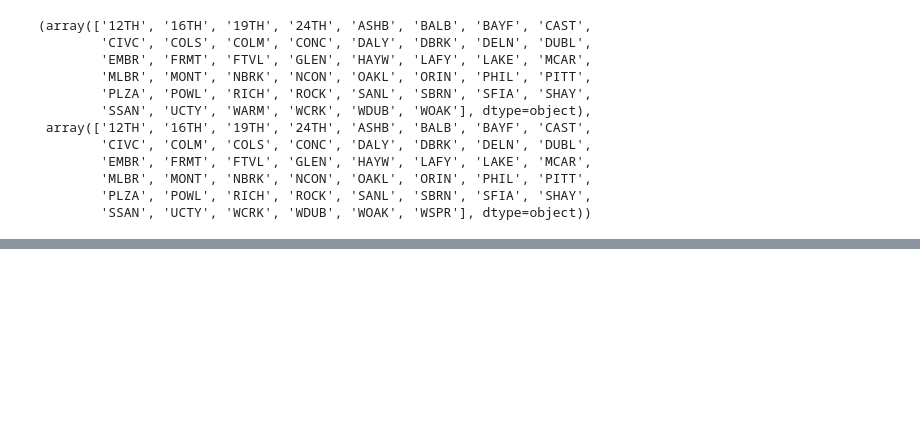
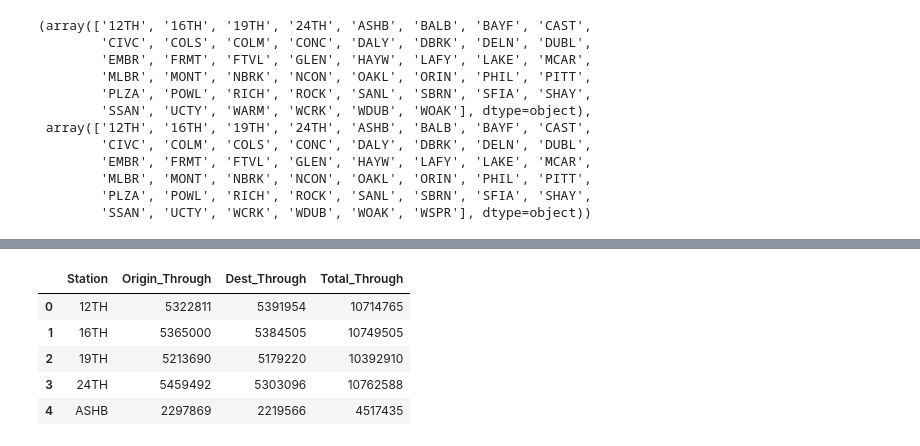
Before and after one commit to miamedra2/Bart_Kaggle-, a Jupyter notebook: BartKaggleProject.ipynb, the cells around one changed output, grey strips where cells are left out. Cells and saved outputs as stored; diff of their text form; code cells hidden in the pictures; blank space fills up the shorter version.

```diff
--- a/BartKaggleProject.ipynb
+++ b/BartKaggleProject.ipynb
@@ -158,0 +204,9 @@ df.shape
+# %%
+df_though_sums.head()
+# %% [output]
+|  | Station | Origin_Through | Dest_Through | Total_Through |
+| 0 | 12TH | 5322811 | 5391954 | 10714765 |
+| 1 | 16TH | 5365000 | 5384505 | 10749505 |
+| 2 | 19TH | 5213690 | 5179220 | 10392910 |
+| 3 | 24TH | 5459492 | 5303096 | 10762588 |
+| 4 | ASHB | 2297869 | 2219566 | 4517435 |
```
Also changed, not shown: parts of 12 cells of this notebook.
